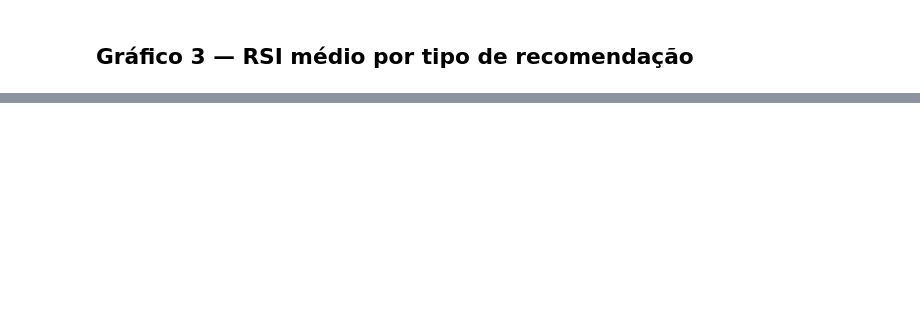
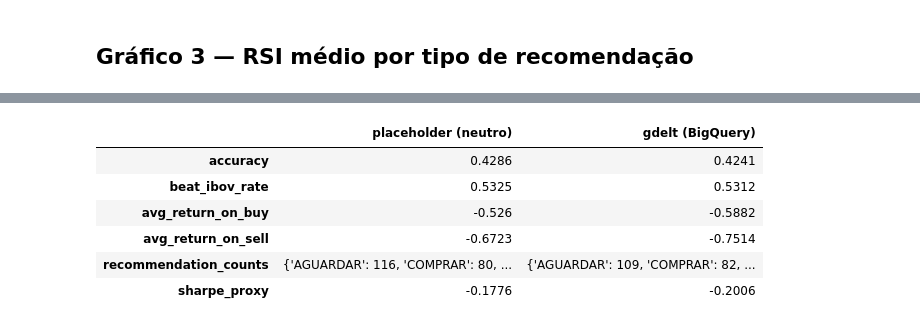
Before and after one commit to lbchat/entrega-multiagents, a Jupyter notebook: notebooks/04_backtest_and_evaluation.ipynb, the cells around one changed output, grey strips where cells are left out. Cells and saved outputs as stored; diff of their text form; code cells hidden in the pictures; blank space fills up the shorter version.

```diff
--- a/notebooks/04_backtest_and_evaluation.ipynb
+++ b/notebooks/04_backtest_and_evaluation.ipynb
@@ -125,0 +184,21 @@ indicadores técnicos como sinais de decisão.
+# %%
+GDELT_OUTPUT_PATH = Path("data/backtest_results_gdelt.csv")
+
+results_placeholder = pd.read_csv(BACKTEST_OUTPUT_PATH)
+results_gdelt = pd.read_csv(GDELT_OUTPUT_PATH)
+
+metrics_placeholder = calculate_metrics(results_placeholder)
+metrics_gdelt = calculate_metrics(results_gdelt)
+
+comparison = pd.DataFrame(
+    {"placeholder (neutro)": metrics_placeholder, "gdelt (BigQuery)": metrics_gdelt}
+)
+comparison
+# %% [output]
+|  | placeholder (neutro) | gdelt (BigQuery) |
+| accuracy | 0.4286 | 0.4241 |
+| beat_ibov_rate | 0.5325 | 0.5312 |
+| avg_return_on_buy | -0.526 | -0.5882 |
+| avg_return_on_sell | -0.6723 | -0.7514 |
+| recommendation_counts | {'AGUARDAR': 116, 'COMPRAR': 80, ... | {'AGUARDAR': 109, 'COMPRAR': 82, ... |
+| sharpe_proxy | -0.1776 | -0.2006 |
```
Also changed, not shown: parts of 12 cells of this notebook, 7 other files.
